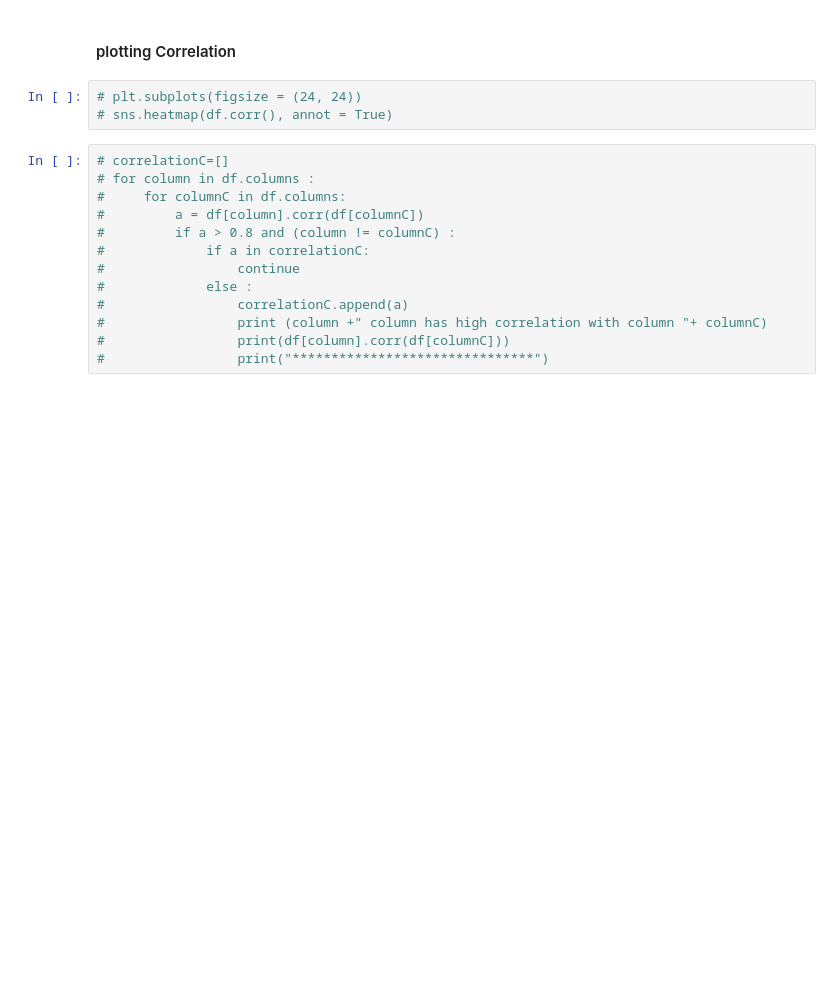
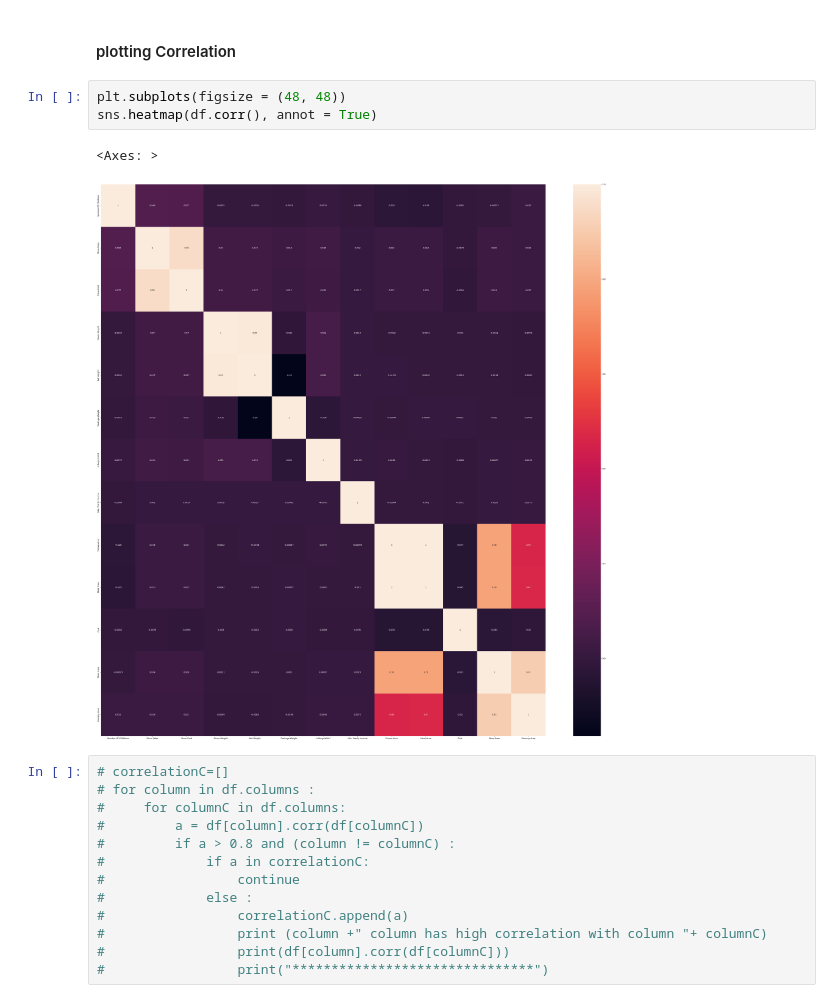
Before and after one commit to MohamedAziz15/ReggressorCost-Competition, a Jupyter notebook: Cost_Regressor_.ipynb, the cells around one changed output. Cells and saved outputs as stored; diff of their text form; blank space fills up the shorter version.

```diff
--- a/Cost_Regressor_.ipynb
+++ b/Cost_Regressor_.ipynb
@@ -60,8 +79,11 @@ df.shape
 # %% [markdown]
 #### plotting Correlation
 # %%
-# plt.subplots(figsize = (24, 24))
-# sns.heatmap(df.corr(), annot = True)
+plt.subplots(figsize = (48, 48))
+sns.heatmap(df.corr(), annot = True)
+# %% [output]
+<Axes: >
+[figure, added]
 # %%
 # correlationC=[]
 # for column in df.columns :
```
Also changed, not shown: parts of 35 cells of this notebook.
